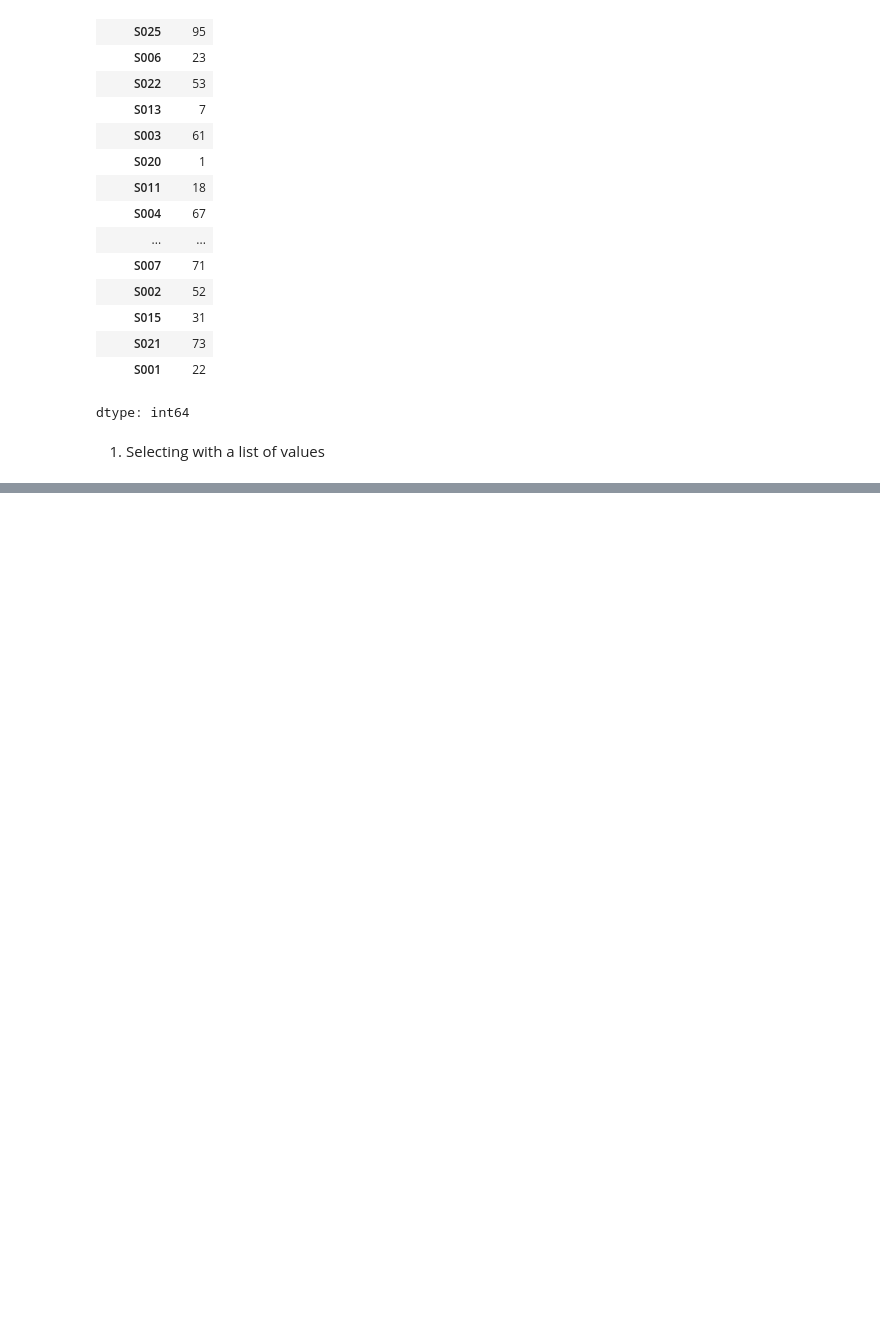
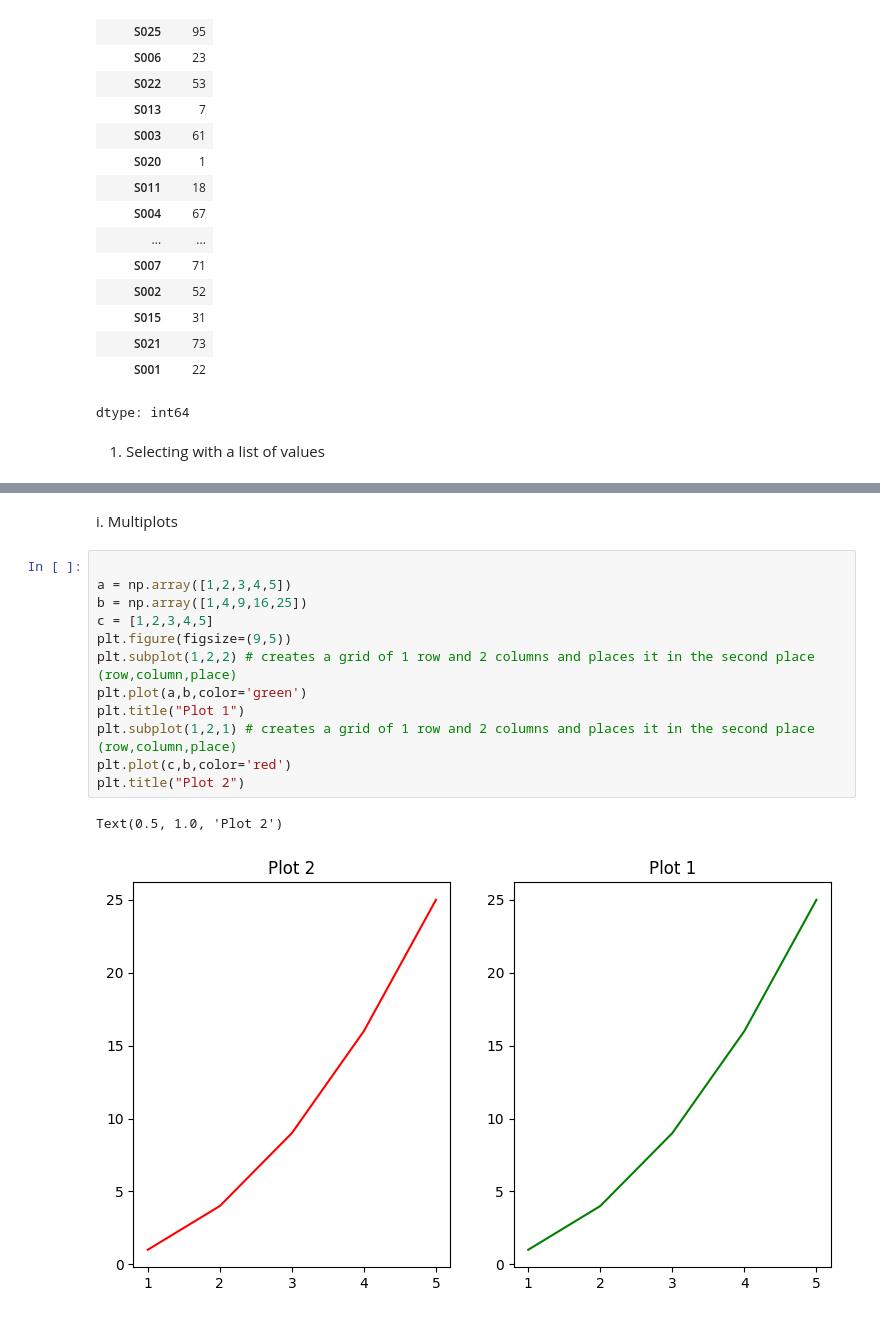
Before and after one commit to NehaSrinivas98/MachineLearningCourse, a Jupyter notebook: pandasNumpy.ipynb, the cells around one changed output, grey strips where cells are left out. Cells and saved outputs as stored; diff of their text form; blank space fills up the shorter version.

```diff
--- a/pandasNumpy.ipynb
+++ b/pandasNumpy.ipynb
@@ -1291,0 +1339,17 @@ dtype: int64
+# %% [markdown]
+i. Multiplots
+# %%
+
+a = np.array([1,2,3,4,5])
+b = np.array([1,4,9,16,25])
+c = [1,2,3,4,5]
+plt.figure(figsize=(9,5))
+plt.subplot(1,2,2) # creates a grid of 1 row and 2 columns and places it in the second place (row,column,place)
+plt.plot(a,b,color='green')
+plt.title("Plot 1")
+plt.subplot(1,2,1) # creates a grid of 1 row and 2 columns and places it in the second place (row,column,place)
+plt.plot(c,b,color='red')
+plt.title("Plot 2")
+# %% [output]
+Text(0.5, 1.0, 'Plot 2')
+[figure, added]
```
Also changed, not shown: parts of 25 cells of this notebook.
